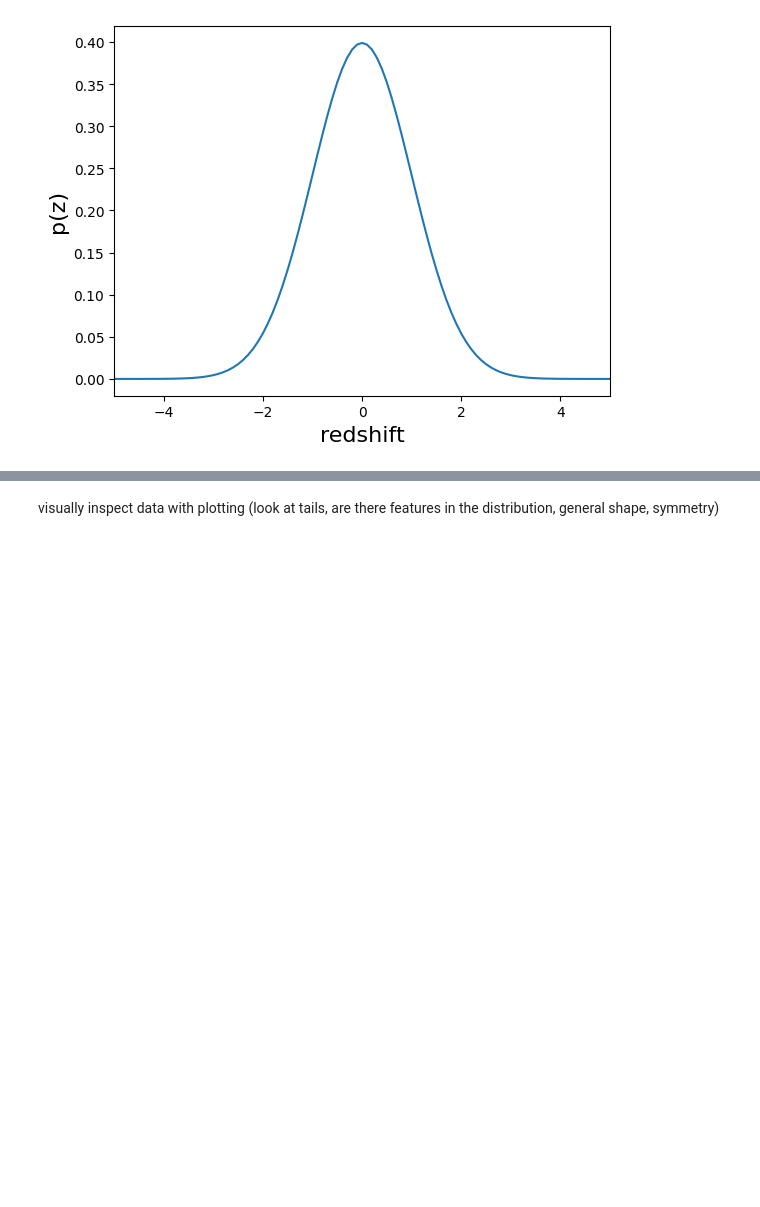
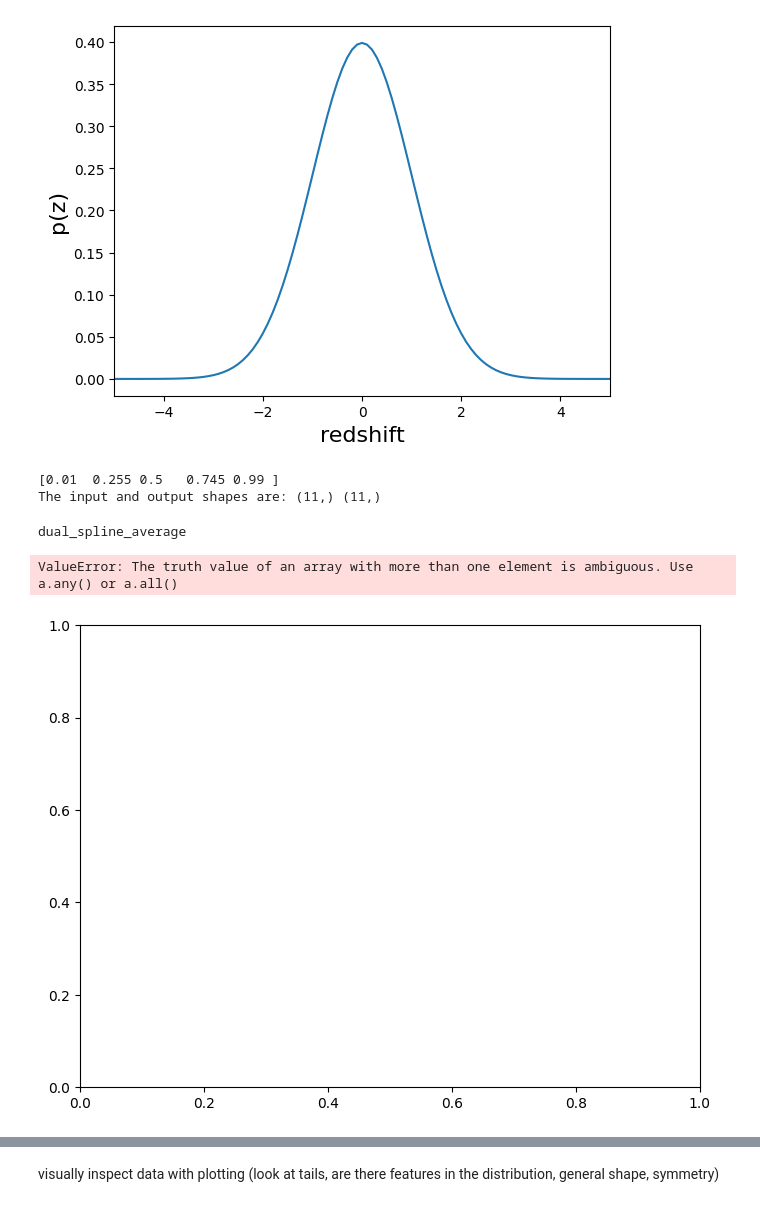
Before and after one commit to chadschafer/qp, a Jupyter notebook: nb/quantile_exploration.ipynb, the cells around one changed output, grey strips where cells are left out. Drawn from its saved outputs; the diff is of its cells as text; code cells hidden in the pictures; blank space fills up the shorter version.

```diff
--- a/nb/quantile_exploration.ipynb
+++ b/nb/quantile_exploration.ipynb
@@ -18,6 +18,66 @@ fig, axes = qp.plotting.plot_native(norm_dist1, xlim=(-5., 5.))
 [figure]
 # %%
 xvals = np.linspace(-5, 5, 11)
+# %%
+import numpy as np
+import matplotlib.pyplot as plt
+
+# Define the quantile values to compute the locations for
+quants = np.linspace(0.01, 0.99, 5)
+print(quants)
+
+# Compute the corresponding locations using the inverse CDF (percent point function)
+locs = np.squeeze(norm_dist1.ppf(quants))  # Ensure locs is 1D
+
+# Construct the quantile distribution
+quant_dist = qp.quant(quants=quants, locs=locs)
+quant_vals = quant_dist.pdf(xvals)
+print("The input and output shapes are:", xvals.shape, quant_vals.shape)
+# %% [output]
+[0.01  0.255 0.5   0.745 0.99 ]
+The input and output shapes are: (11,) (11,)
+# %%
+# Construct a single PDF for plotting without changing the shape of locs
+quant_dist1 = qp.quant(quants=np.atleast_1d(quants), locs=np.atleast_2d(locs))
+# quant_dist1.dist.pdf_constructor_name = 'piecewise_linear'
+# quant_dist1.dist.pdf_constructor_name = 'piecewise_constant'
+# quant_dist1.dist.pdf_constructor_name = 'cdf_spline_derivative'
+quant_dist1.dist.pdf_constructor_name = 'dual_spline_average'
+print(quant_dist1.dist.pdf_constructor_name)
+
+# PDF and CDF values
+pdf_vals = np.squeeze(quant_dist1.pdf(xvals))
+cdf_vals = np.squeeze(quant_dist1.cdf(xvals))
+
+# Now, replace the plot_native call with Matplotlib
+fig, ax = plt.subplots(figsize=(8, 6))
+
+# Plot the quantiles as vertical lines (ensure locs are scalar values)
+for loc in locs:
+    ax.axvline(x=loc, ymin=0, ymax=0.1, color='purple', label='quantiles')
+
+# Plot PDF with dashed line
+ax.plot(xvals, pdf_vals, label="quantiles", color='purple', linestyle='--')
+
+# Customize the plot
+ax.set_xlim(-5., 5.)
+ax.set_ylim(0, max(pdf_vals) * 1.2)  # Adjust y-limits for better viewing
+ax.set_title('Quantile Distribution Plot')
+ax.set_xlabel('redshift')
+ax.set_ylabel('p(z)')
+ax.grid(True)
+
+# Add legend (ensure no duplicate labels)
+handles, labels = ax.get_legend_handles_labels()
+by_label = dict(zip(labels, handles))
+ax.legend(by_label.values(), by_label.keys())
+
+# Show the plot
+plt.show()
+# %% [output]
+dual_spline_average
+ValueError: The truth value of an array with more than one element is ambiguous. Use a.any() or a.all()
+[figure, added]
 # %%
 # Define the quantile values to compute the locations for
 quants = np.linspace(0.01, 0.99, 7)
```
Also changed, not shown: parts of 4 cells of this notebook.
